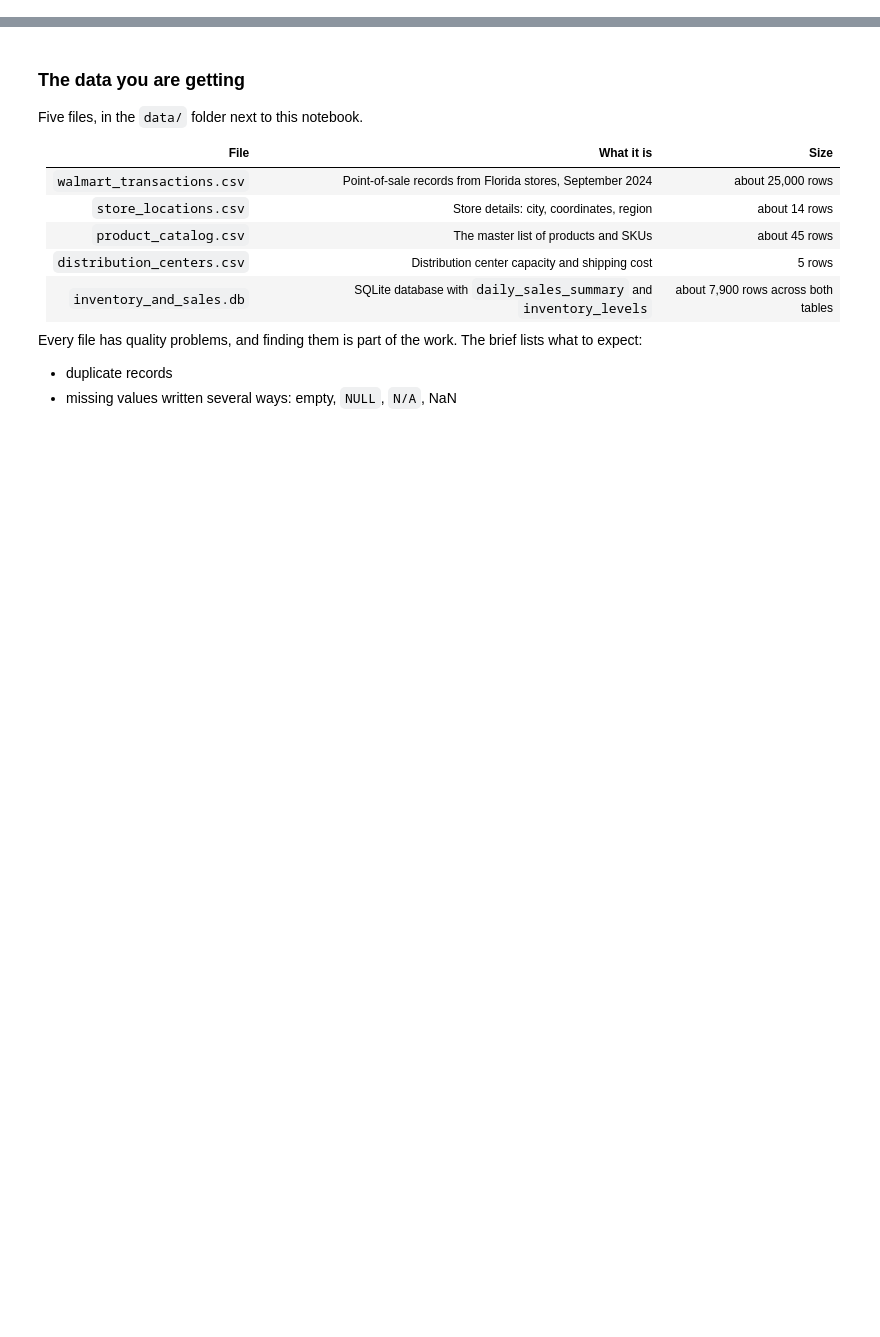
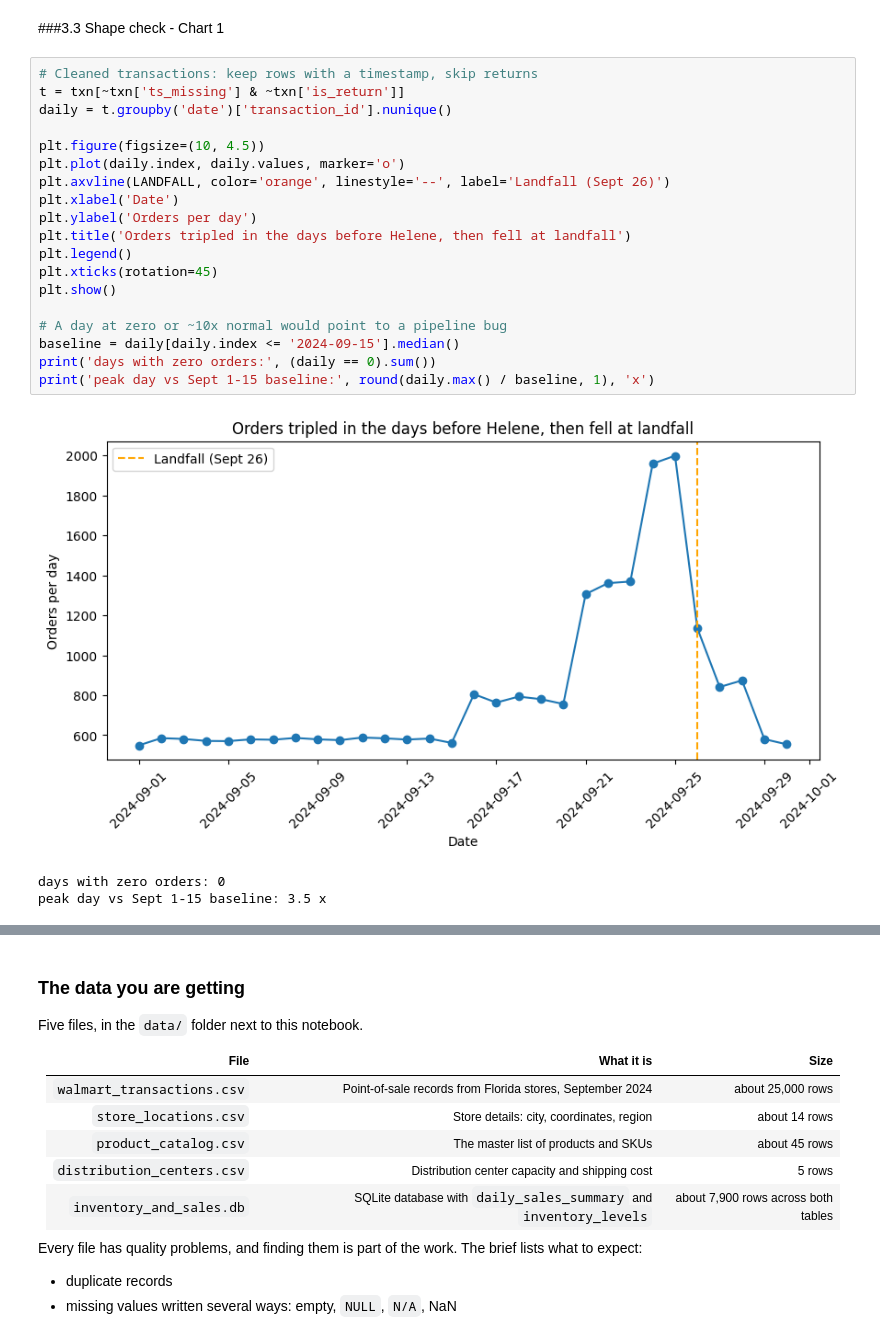
Before and after one commit to elijahschoeniger-cpu/Walmart-Project-1-, a Jupyter notebook: notebooks/team_notebook.ipynb, the cells around one changed output, grey strips where cells are left out. Drawn from its saved outputs; the diff is of its cells as text; blank space fills up the shorter version.

```diff
--- a/notebooks/team_notebook.ipynb
+++ b/notebooks/team_notebook.ipynb
@@ -20,0 +494,25 @@ Resolving deltas: 100% (74/74), done.
+# %% [markdown]
+###3.3 Shape check - Chart 1
+# %%
+# Cleaned transactions: keep rows with a timestamp, skip returns
+t = txn[~txn['ts_missing'] & ~txn['is_return']]
+daily = t.groupby('date')['transaction_id'].nunique()
+
+plt.figure(figsize=(10, 4.5))
+plt.plot(daily.index, daily.values, marker='o')
+plt.axvline(LANDFALL, color='orange', linestyle='--', label='Landfall (Sept 26)')
+plt.xlabel('Date')
+plt.ylabel('Orders per day')
+plt.title('Orders tripled in the days before Helene, then fell at landfall')
+plt.legend()
+plt.xticks(rotation=45)
+plt.show()
+
+# A day at zero or ~10x normal would point to a pipeline bug
+baseline = daily[daily.index <= '2024-09-15'].median()
+print('days with zero orders:', (daily == 0).sum())
+print('peak day vs Sept 1-15 baseline:', round(daily.max() / baseline, 1), 'x')
+# %% [output]
+[figure, added]
+days with zero orders: 0
+peak day vs Sept 1-15 baseline: 3.5 x
```
Also changed, not shown: parts of 45 cells of this notebook.
